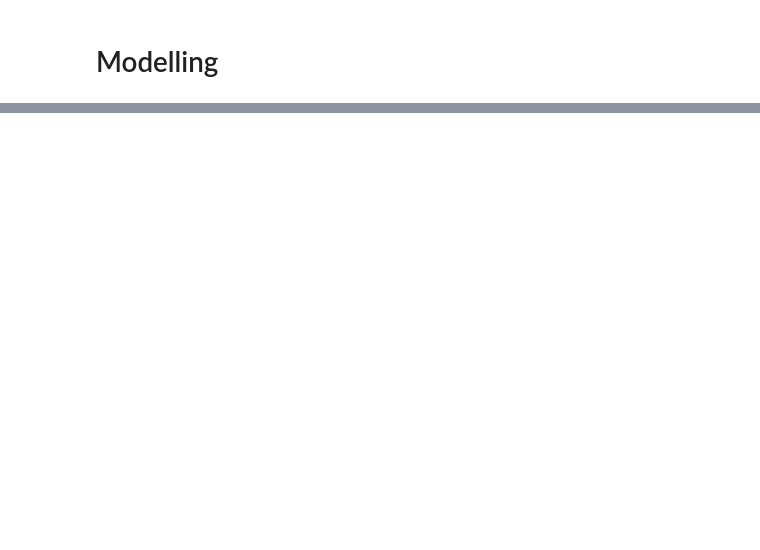
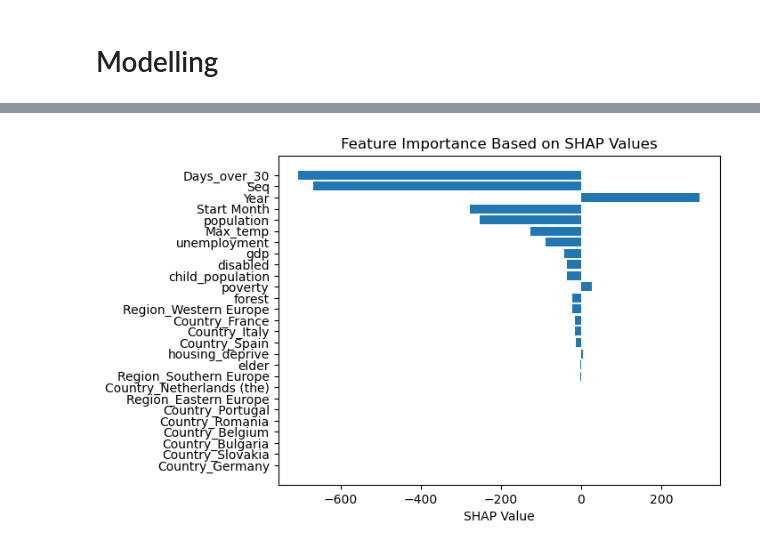
Before and after one commit to wentingjiang2022/mda_kuleuven, a Jupyter notebook: notebooks/data_processing_model.ipynb, the cells around one changed output, grey strips where cells are left out. Saved outputs shown, nothing was run; the diff lists cells and outputs as text; code cells hidden in the pictures; blank space fills up the shorter version.

```diff
--- a/notebooks/data_processing_model.ipynb
+++ b/notebooks/data_processing_model.ipynb
@@ -310,0 +393,13 @@ plt.savefig(image_folder + 'shap_summary_plot.png')
+# %%
+loaded_model = joblib.load('random_forest_model.pkl')
+# %%
+# Load the observation you want to explain
+index = 5  # Index of the observation you want to explain
+your_single_observation_data = X.iloc[index]
+observation = your_single_observation_data
+
+# Create a SHAP explainer object for the random forest model
+explainer = shap.Explainer(loaded_model)
+
+# Calculate SHAP values for the observation
+shap_values = explainer.shap_values(observation)
@@ -310,0 +426,17 @@ plt.savefig(image_folder + 'shap_summary_plot.png')
+# %%
+# Example feature names list
+feature_names = X.columns
+
+# Sort the features and SHAP values by their absolute values
+sorted_indices = np.argsort(np.abs(shap_values))
+sorted_feature_names = [feature_names[i] for i in sorted_indices]
+sorted_shap_values = [shap_values[i] for i in sorted_indices]
+
+# Create a bar plot of the sorted SHAP values
+plt.barh(range(len(sorted_feature_names)), sorted_shap_values, align='center')
+plt.yticks(range(len(sorted_feature_names)), sorted_feature_names)
+plt.xlabel('SHAP Value')
+plt.title('Feature Importance Based on SHAP Values')
+plt.show()
+# %% [output]
+[figure, added]
```
Also changed, not shown: parts of 25 cells of this notebook, 23 other files.
